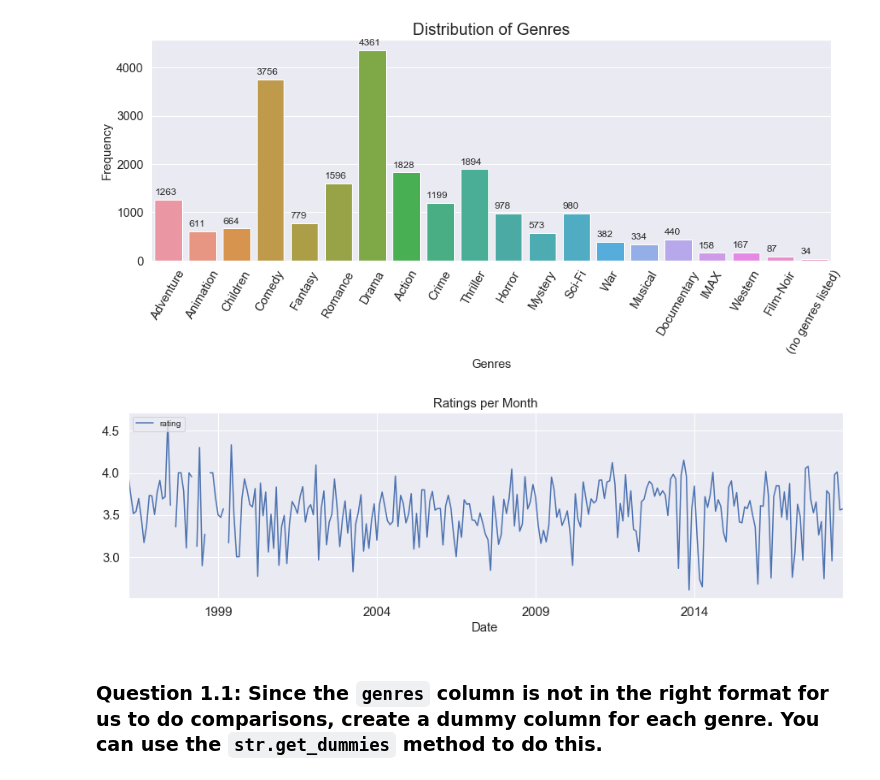
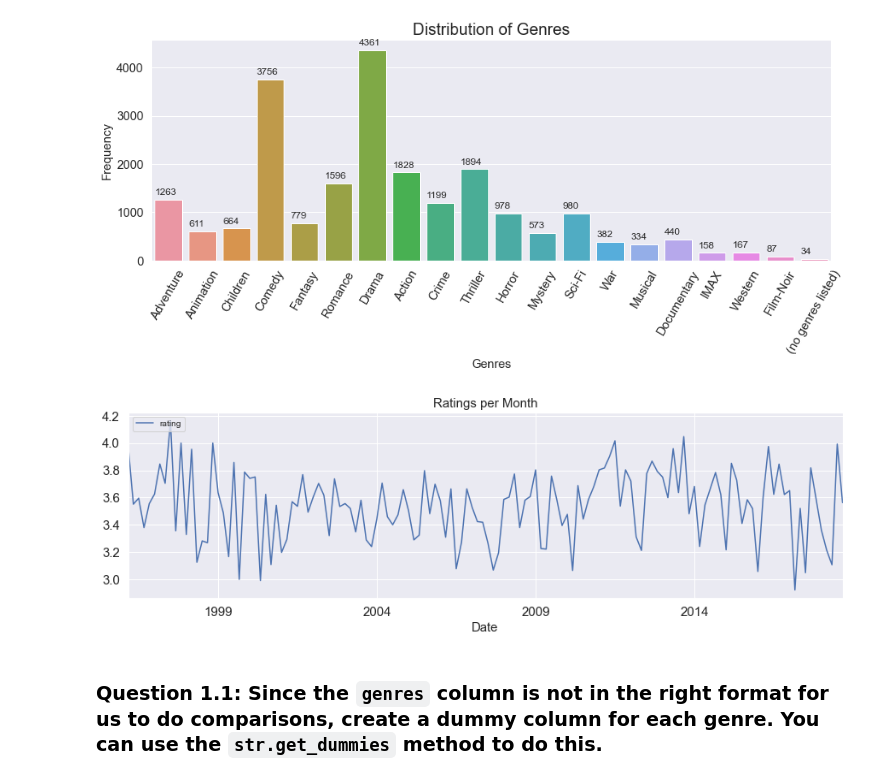
Before and after one commit to rodolfolermacontreras/ML_2_Assignment_8, a Jupyter notebook: MLEARN 530-Lesson8-RodolfoLerma.ipynb, the cells around one changed output. Saved outputs shown, nothing was run; the diff lists cells and outputs as text; code cells hidden in the pictures.

```diff
--- a/MLEARN 530-Lesson8-RodolfoLerma.ipynb
+++ b/MLEARN 530-Lesson8-RodolfoLerma.ipynb
@@ -102,18 +111,12 @@ plt.show()
 # %%
-#Data Exploration 3
-df_ratings_copy = df_ratings.copy()
-df_ratings_copy["timestamp"] = df_ratings_copy["timestamp"].apply(lambda x: datetime.utcfromtimestamp(x).strftime("%Y-%m-%d"))
-df_ratings_copy.loc[:, 'timestamp'] = pd.to_datetime(df_ratings_copy.loc[:, 'timestamp'])#df_ratings_copy.set_index('timestamp', inplace = True)
-df_ratings_copy.set_index('timestamp', inplace = True)
-
-df_ratings_copy[["rating"]].resample("1M").mean().plot(figsize=(15,4))
+df_ratings_copy[["rating"]].resample("2M").mean().plot(figsize=(15,4))
 plt.tick_params(axis="x", labelsize=15)
 plt.tick_params(axis="y", labelsize=15)
 plt.xlabel('Date', fontsize = 15)
 plt.title('Ratings per Month',fontsize=15)
 plt.legend(loc='upper left', fontsize=10)
 plt.grid(True)
 # %% [output]
-[figure, old version]
+[figure, new version]
 # %% [markdown]
 ### Question 1.1: Since the `genres` column is not in the right format for us to do comparisons, create a dummy column for each genre. You can use the `str.get_dummies` method to do this.
```
Also changed, not shown: parts of 40 cells of this notebook.
